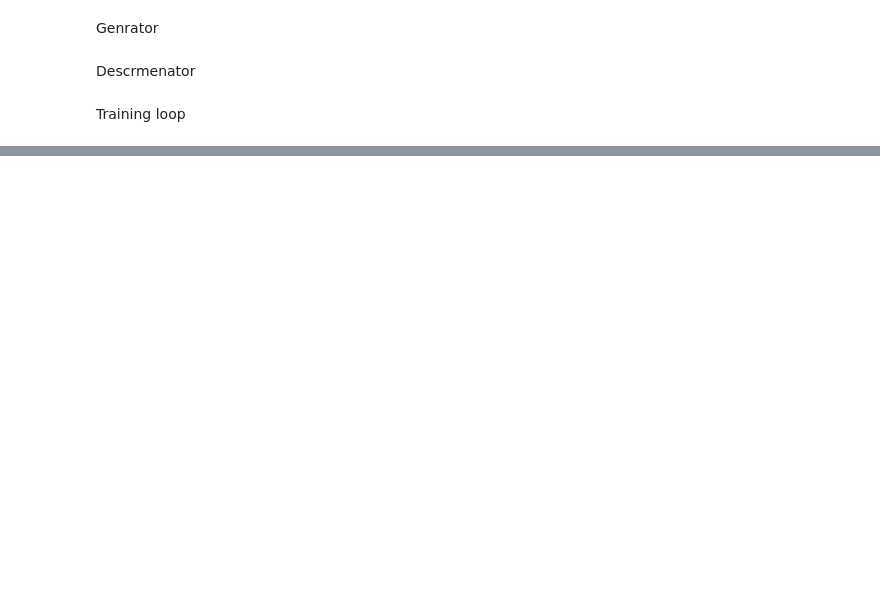
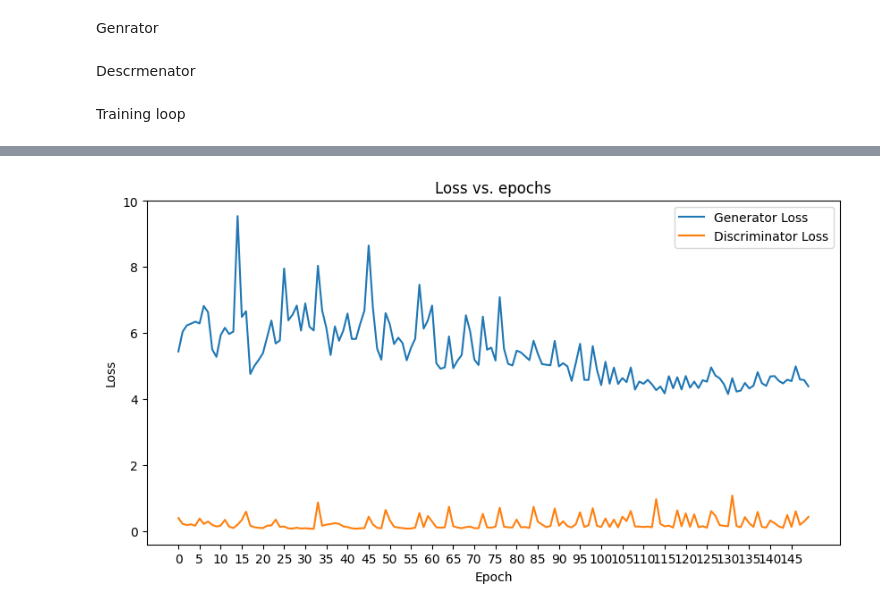
Before and after one commit to naghamo/Cats_GAN, a Jupyter notebook: cats-gan.ipynb, the cells around one changed output, grey strips where cells are left out. Drawn from its saved outputs; the diff is of its cells as text; code cells hidden in the pictures; blank space fills up the shorter version.

```diff
--- a/cats-gan.ipynb
+++ b/cats-gan.ipynb
@@ -33,2 +140,17 @@ class D()
+# %%
+def train_discriminator(real_images, opt_d):
+    opt_d.zero_grad()
+    real_preds = discriminator(real_images)
+    real_targets = torch.ones(real_images.size(0), 1, device=device)
+    real_loss = F.binary_cross_entropy(real_preds, real_targets)
+    latent = torch.randn(batch_size, latent_size, 1, 1, device=device)
+    fake_images = generator(latent)
+    fake_targets = torch.zeros(fake_images.size(0), 1, device=device)
+    fake_preds = discriminator(fake_images)
+    fake_loss = F.binary_cross_entropy(fake_preds, fake_targets)
+    loss = real_loss + fake_loss
+    loss.backward()
+    opt_d.step()
+    return loss.item(), torch.mean(real_preds).item(), torch.mean(fake_preds).item()
 # %% [markdown]
 Training loop
@@ -36,0 +256,59 @@ T
+# %%
+generator = to_device(generator, device)
+discriminator = to_device(discriminator, device)
+train_dl=DeviceDataLoader(celeba_loader, device)
+# %%
+torch.cuda.empty_cache()
+opt_d = torch.optim.Adam(discriminator.parameters(), lr=lr, betas=(0.5, 0.999))
+opt_g = torch.optim.Adam(generator.parameters(), lr=lr, betas=(0.5, 0.999))
+losses_g, losses_d, real_scores, fake_scores = [], [], [], []
+fixed_latent = torch.randn(64, latent_size, 1, 1, device=device)
+num_batches = len(train_dl)
+epochs=150
+for epoch in tqdm(range(epochs)):
+    total_loss_d =0
+    total_loss_g= 0
+    total_real_score= 0
+    total_fake_score =0
+    for real_images, _ in train_dl:
+        loss_d, real_score, fake_score = train_discriminator(real_images, opt_d)
+        loss_g = train_generator(opt_g)
+        total_loss_d += loss_d
+        total_loss_g += loss_g
+        total_real_score += real_score
+        total_fake_score += fake_score
+    avg_loss_d = total_loss_d / num_batches
+    avg_loss_g = total_loss_g / num_batches
+    losses_g.append(avg_loss_g)
+    losses_d.append(avg_loss_d)
+
+    avg_real_score = total_real_score / num_batches
+    avg_fake_score = total_fake_score / num_batches
+    # save_samples(epoch + 1, fixed_latent)
+    # print(f"Epoch [{epoch+1}/{epochs}], Loss G: {avg_loss_g:.4f}, Loss D: {avg_loss_d:.4f}, Real: {avg_real_score:.4f}, Fake: {avg_fake_score:.4f}")
+
+    if (epoch + 1) % 5 == 0:
+        # plt.figure(figsize=(10, 5))
+        # plt.plot(losses_g, label='Generator Loss')
+        # plt.plot(losses_d, label='Discriminator Loss')
+        # plt.legend()
+        # plt.xticks(range(0, epoch, 5))
+        # plt.xlabel('Epoch')
+        # plt.ylabel('Loss')
+        # plt.title('Loss vs. epochs')
+        # plt.show()
+        torch.save(generator.state_dict(), f"project_g_face.pkl")
+        torch.save(discriminator.state_dict(), f"project_d.pkl")
+
+
+plt.figure(figsize=(10, 5))
+plt.plot(losses_g, label='Generator Loss')
+plt.plot(losses_d, label='Discriminator Loss')
+plt.legend()
+plt.xticks(range(0, epoch, 5))
+plt.xlabel('Epoch')
+plt.ylabel('Loss')
+plt.title('Loss vs. epochs')
+plt.show()
+# %% [output]
+[figure, added]
```
Also changed, not shown: parts of 13 cells of this notebook.
